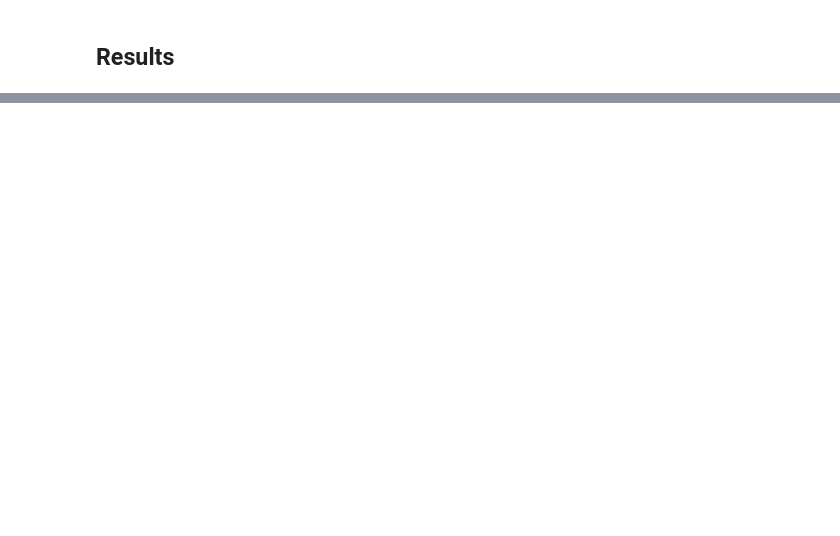
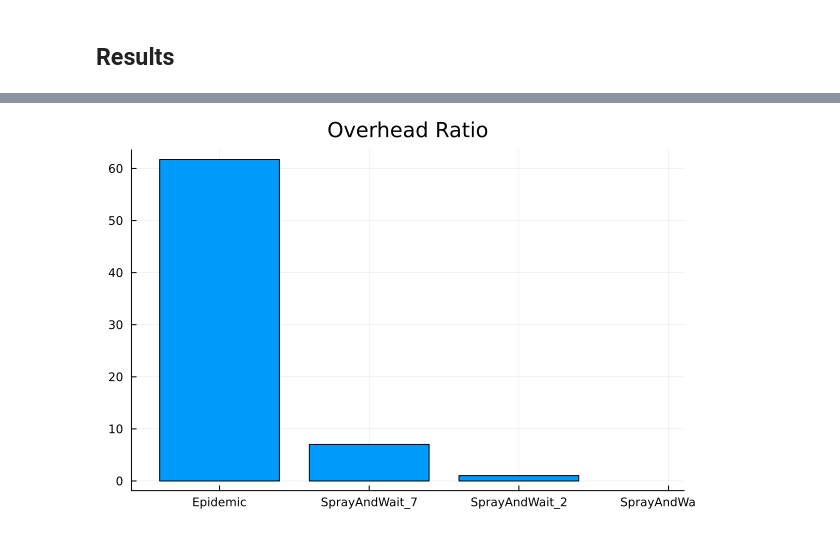
Before and after one commit to gh0st42/JONS.jl, a Jupyter notebook: examples/JONS.ipynb, the cells around one changed output, grey strips where cells are left out. Drawn from its saved outputs; the diff is of its cells as text; code cells hidden in the pictures; blank space fills up the shorter version.

```diff
--- a/examples/JONS.ipynb
+++ b/examples/JONS.ipynb
@@ -68,0 +185,5 @@ UndefVarError: UndefVarError: sim_viz not defined
+# %%
+bar(df[!,"Strategy"], df[!, "overhead_ratio"], label="")
+title!("Overhead Ratio")
+# %% [output]
+[figure, added]
```
Also changed, not shown: parts of 10 cells of this notebook, 7 other files.
